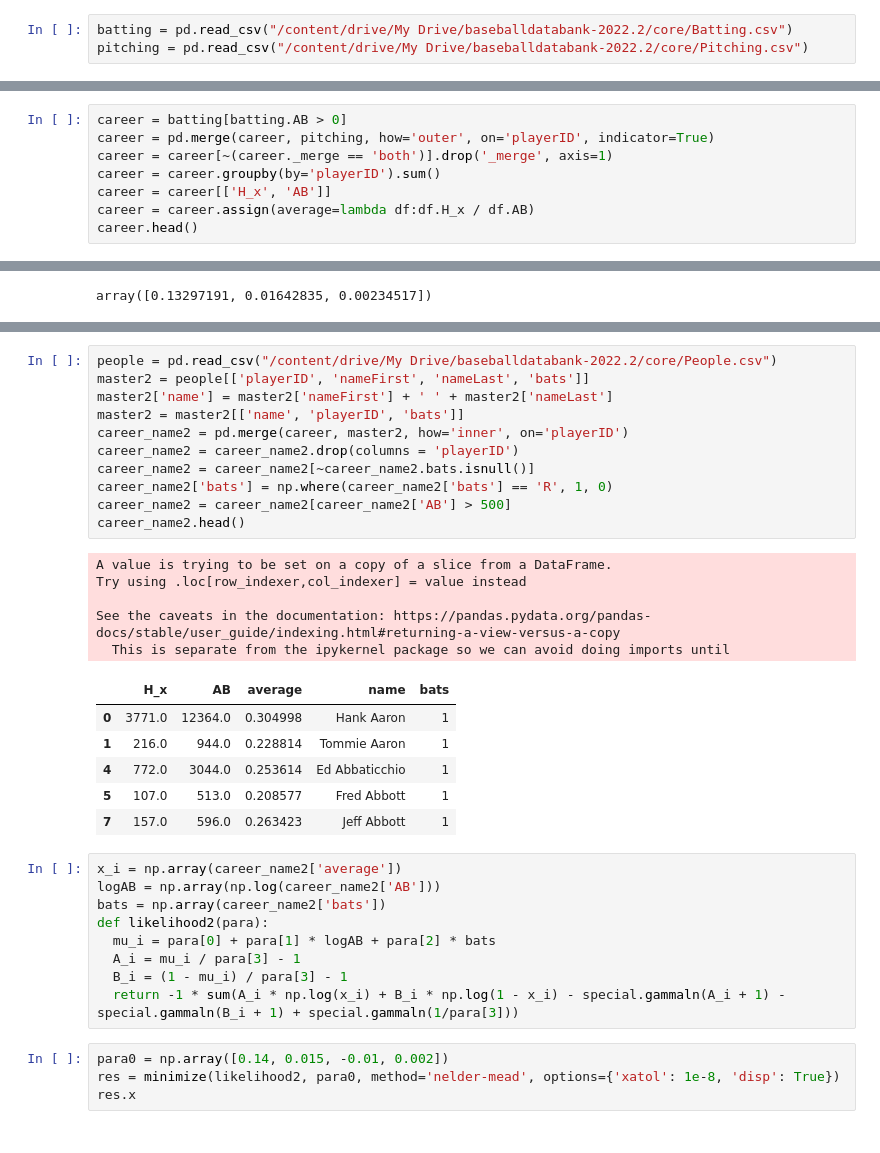
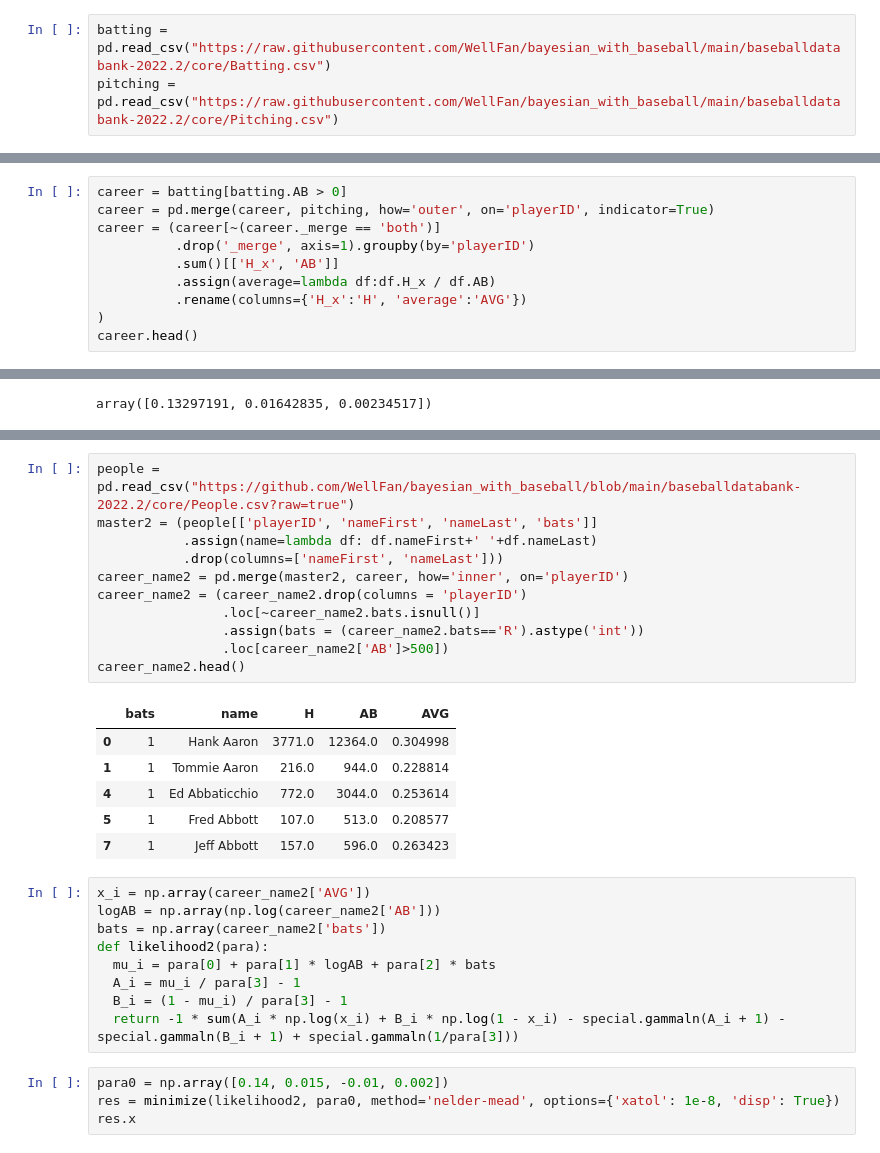
Before and after one commit to WellFan/bayesian_with_baseball, a Jupyter notebook: baseball.ipynb, the cells around one changed output, grey strips where cells are left out. Saved outputs shown, nothing was run; the diff lists cells and outputs as text.

```diff
--- a/baseball.ipynb
+++ b/baseball.ipynb
@@ -10,6 +14,6 @@ Mounted at /content/drive
 # %%
-batting = pd.read_csv("/content/drive/My Drive/baseballdatabank-2022.2/core/Batting.csv")
-pitching = pd.read_csv("/content/drive/My Drive/baseballdatabank-2022.2/core/Pitching.csv")
+batting = pd.read_csv("https://raw.githubusercontent.com/WellFan/bayesian_with_baseball/main/baseballdatabank-2022.2/core/Batting.csv")
+pitching = pd.read_csv("https://raw.githubusercontent.com/WellFan/bayesian_with_baseball/main/baseballdatabank-2022.2/core/Pitching.csv")
 # %%
 batting.head()
 # %% [output]
@@ -23,9 +35,11 @@ batting.head()
 # %%
 career = batting[batting.AB > 0]
 career = pd.merge(career, pitching, how='outer', on='playerID', indicator=True)
-career = career[~(career._merge == 'both')].drop('_merge', axis=1)
-career = career.groupby(by='playerID').sum()
-career = career[['H_x', 'AB']]
-career = career.assign(average=lambda df:df.H_x / df.AB)
+career = (career[~(career._merge == 'both')]
+          .drop('_merge', axis=1).groupby(by='playerID')
+          .sum()[['H_x', 'AB']]
+          .assign(average=lambda df:df.H_x / df.AB)
+          .rename(columns={'H_x':'H', 'average':'AVG'})
+)
 career.head()
 # %% [output]
@@ -183,28 +206,23 @@ print(mse_normal, mse_simple, mse_analatic)
 # %%
-people = pd.read_csv("/content/drive/My Drive/baseballdatabank-2022.2/core/People.csv")
-master2 = people[['playerID', 'nameFirst', 'nameLast', 'bats']]
-master2['name'] = master2['nameFirst'] + ' ' + master2['nameLast']
-master2 = master2[['name', 'playerID', 'bats']]
-career_name2 = pd.merge(career, master2, how='inner', on='playerID')
-career_name2 = career_name2.drop(columns = 'playerID')
-career_name2 = career_name2[~career_name2.bats.isnull()]
-career_name2['bats'] = np.where(career_name2['bats'] == 'R', 1, 0)
-career_name2 = career_name2[career_name2['AB'] > 500]
+people = pd.read_csv("https://github.com/WellFan/bayesian_with_baseball/blob/main/baseballdatabank-2022.2/core/People.csv?raw=true")
+master2 = (people[['playerID', 'nameFirst', 'nameLast', 'bats']]
+           .assign(name=lambda df: df.nameFirst+' '+df.nameLast)
+           .drop(columns=['nameFirst', 'nameLast']))
+career_name2 = pd.merge(master2, career, how='inner', on='playerID')
+career_name2 = (career_name2.drop(columns = 'playerID')
+                .loc[~career_name2.bats.isnull()]
+                .assign(bats = (career_name2.bats=='R').astype('int'))
+                .loc[career_name2['AB']>500])
 career_name2.head()
 # %% [output]
-A value is trying to be set on a copy of a slice from a DataFrame.
-Try using .loc[row_indexer,col_indexer] = value instead
-
-See the caveats in the documentation: https://pandas.pydata.org/pandas-docs/stable/user_guide/indexing.html#returning-a-view-versus-a-copy
-  This is separate from the ipykernel package so we can avoid doing imports until
-|  | H_x | AB | average | name | bats |
-| 0 | 3771.0 | 12364.0 | 0.304998 | Hank Aaron | 1 |
-| 1 | 216.0 | 944.0 | 0.228814 | Tommie Aaron | 1 |
-| 4 | 772.0 | 3044.0 | 0.253614 | Ed Abbaticchio | 1 |
-| 5 | 107.0 | 513.0 | 0.208577 | Fred Abbott | 1 |
-| 7 | 157.0 | 596.0 | 0.263423 | Jeff Abbott | 1 |
+|  | bats | name | H | AB | AVG |
+| 0 | 1 | Hank Aaron | 3771.0 | 12364.0 | 0.304998 |
+| 1 | 1 | Tommie Aaron | 216.0 | 944.0 | 0.228814 |
+| 4 | 1 | Ed Abbaticchio | 772.0 | 3044.0 | 0.253614 |
+| 5 | 1 | Fred Abbott | 107.0 | 513.0 | 0.208577 |
+| 7 | 1 | Jeff Abbott | 157.0 | 596.0 | 0.263423 |
 # %%
-x_i = np.array(career_name2['average'])
+x_i = np.array(career_name2['AVG'])
 logAB = np.array(np.log(career_name2['AB']))
 bats = np.array(career_name2['bats'])
 def likelihood2(para):
```
Also changed, not shown: parts of 26 cells of this notebook.
